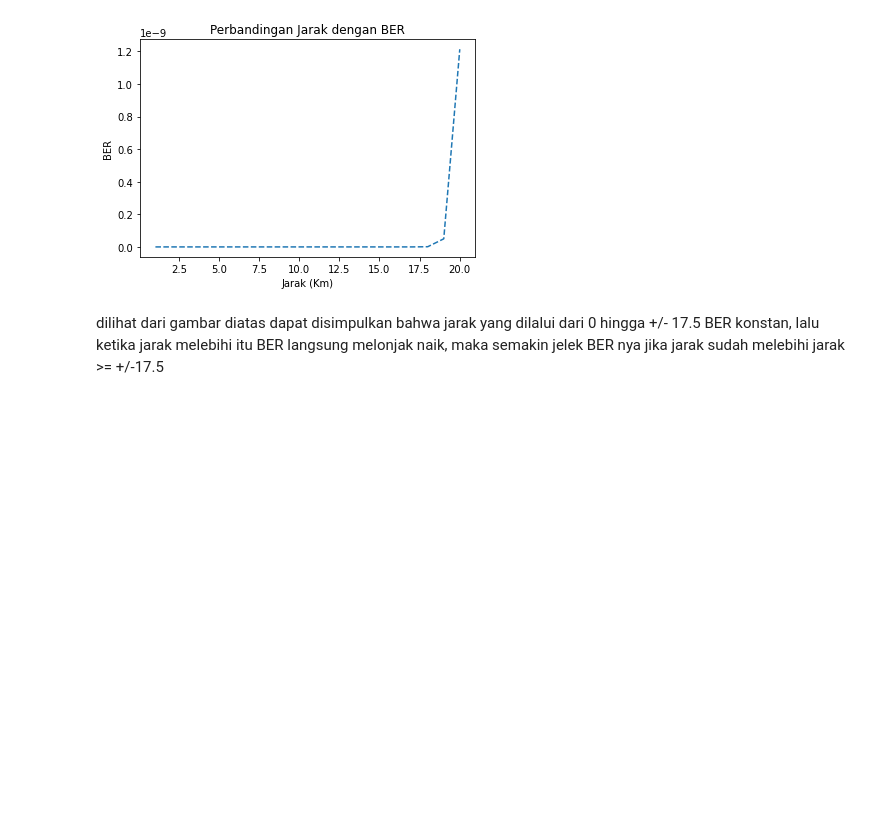
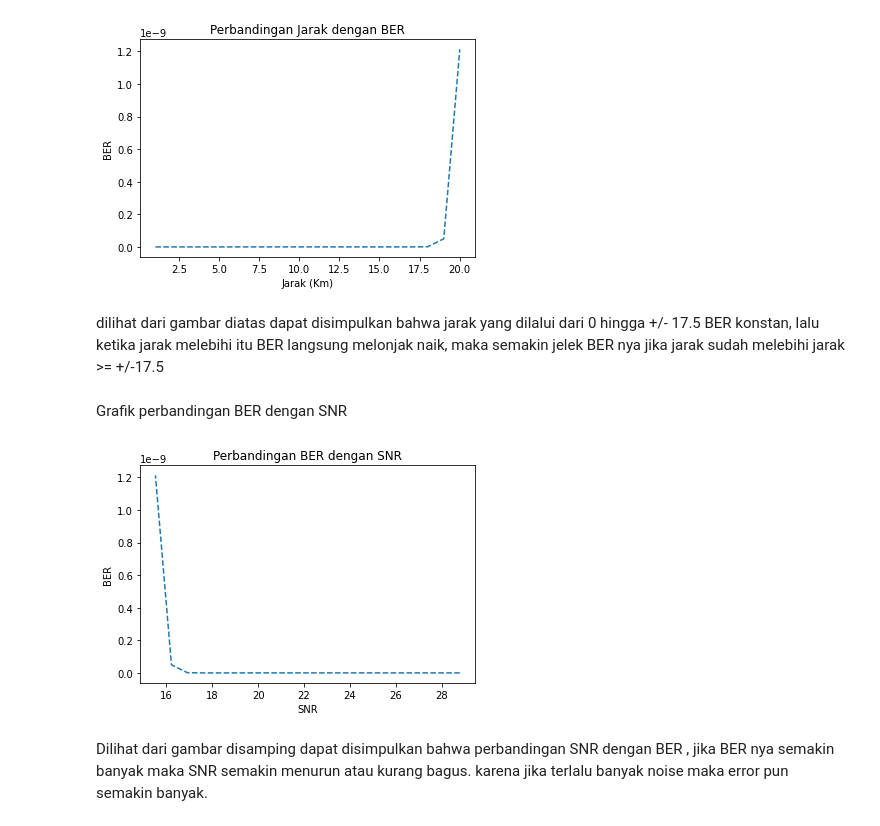
Before and after one commit to muhbagasaryad/Python, a Jupyter notebook: Muhammad_Bagas_A_D__1101180139_Tubes_SKO.ipynb, the cells around one changed output. Drawn from its saved outputs; the diff is of its cells as text; code cells hidden in the pictures; blank space fills up the shorter version.

```diff
--- a/Muhammad_Bagas_A_D__1101180139_Tubes_SKO.ipynb
+++ b/Muhammad_Bagas_A_D__1101180139_Tubes_SKO.ipynb
@@ -201,3 +201,19 @@ g_BER()
 [figure]
 # %% [markdown]
 dilihat dari gambar diatas dapat disimpulkan bahwa jarak yang dilalui dari 0 hingga +/- 17.5 BER konstan, lalu ketika jarak melebihi itu BER langsung melonjak naik, maka semakin jelek BER nya jika jarak sudah melebihi jarak >= +/-17.5
+# %% [markdown]
+Grafik perbandingan BER dengan SNR
+# %%
+def g_SNRB():
+  plt.figure()
+  plt.plot(SNR1,BER,'--')
+  plt.title('Perbandingan BER dengan SNR')
+  plt.xlabel('SNR')
+  plt.ylabel('BER')
+  plt.show()
+
+g_SNRB()
+# %% [output]
+[figure, added]
+# %% [markdown]
+Dilihat dari gambar disamping dapat disimpulkan bahwa perbandingan SNR dengan BER , jika BER nya semakin banyak maka SNR semakin menurun atau kurang bagus. karena jika terlalu banyak noise maka error pun semakin banyak.
```
